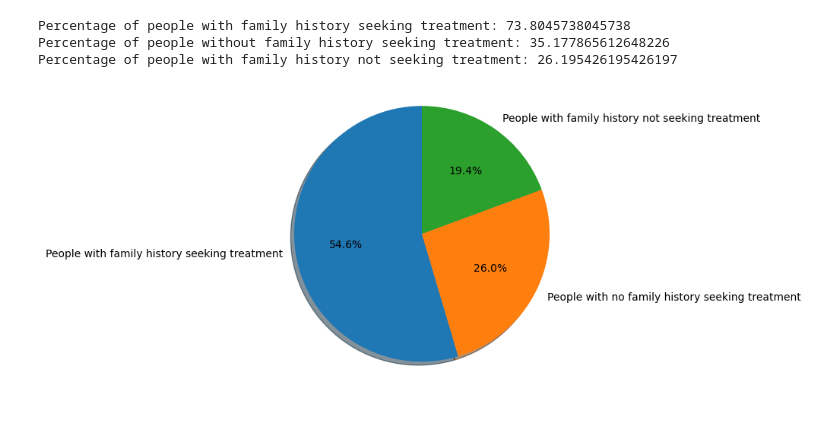
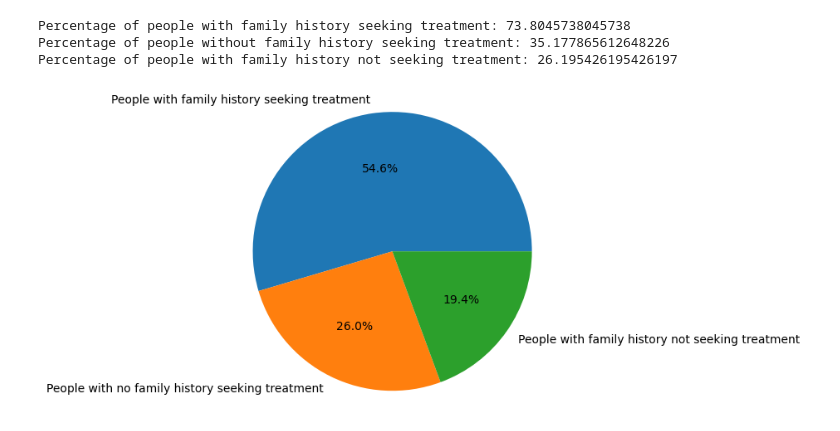
Before and after one commit to Bettypani/mental-health-survey-analysis, a Jupyter notebook: code/survey-data-script.ipynb, the cells around one changed output. Drawn from its saved outputs; the diff is of its cells as text; code cells hidden in the pictures.

```diff
--- a/code/survey-data-script.ipynb
+++ b/code/survey-data-script.ipynb
@@ -80,12 +80,9 @@ no_family_history_count = len(survey_data_df[survey_data_df['family_history'] ==
 family_history_no_treatment = len(survey_data_df[(survey_data_df['family_history'] == 'Yes') & (survey_data_df['treatment'] == 'No')])
 
 
-percentage_family_history_treatment = (family_history_treatment/family_history_count) *100
-
-percentage_no_family_history_treatment = (no_family_history_treatment/no_family_history_count) *100
-
-percentage_family_history_no_treatment = (family_history_no_treatment/family_history_count) *100
-
+percentage_family_history_treatment = (family_history_treatment / family_history_count) * 100
+percentage_no_family_history_treatment = (no_family_history_treatment / no_family_history_count) * 100
+percentage_family_history_no_treatment = ((family_history_count - family_history_treatment) / family_history_count) * 100
 
 # Calculate the percentage of people seeking or not seeking treatment with and without family history
 print(f'Percentage of people with family history seeking treatment: {percentage_family_history_treatment}')
@@ -98,13 +95,12 @@ Percentage of people with family history not seeking treatment: 26.1954261954261
 # %%
 #Create Pie Chart
 
 labels = 'People with family history seeking treatment', 'People with no family history seeking treatment', 'People with family history not seeking treatment'
 sizes = round(percentage_family_history_treatment, 2), round(percentage_no_family_history_treatment, 2), round(percentage_family_history_no_treatment, 2)
 
 fig1, ax1 = plt.subplots()
-ax1.pie(sizes, labels=labels, autopct='%1.1f%%',
-        shadow=True, startangle=90)
+ax1.pie(sizes, labels=labels, autopct='%1.1f%%')
 ax1.axis('equal')
 plt.show()
 # %% [output]
-[figure, old version]
+[figure, new version]
```
Also changed, not shown: parts of 4 cells of this notebook.
